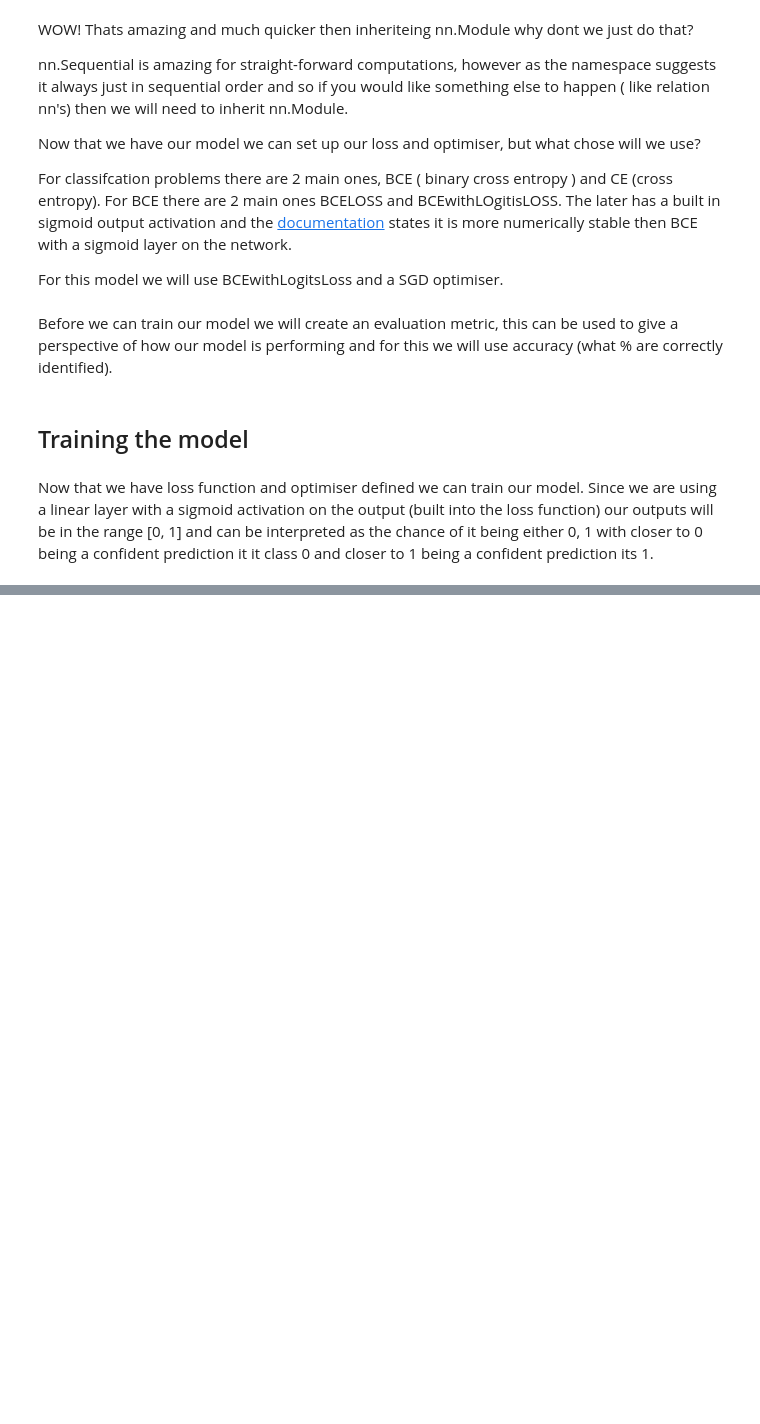
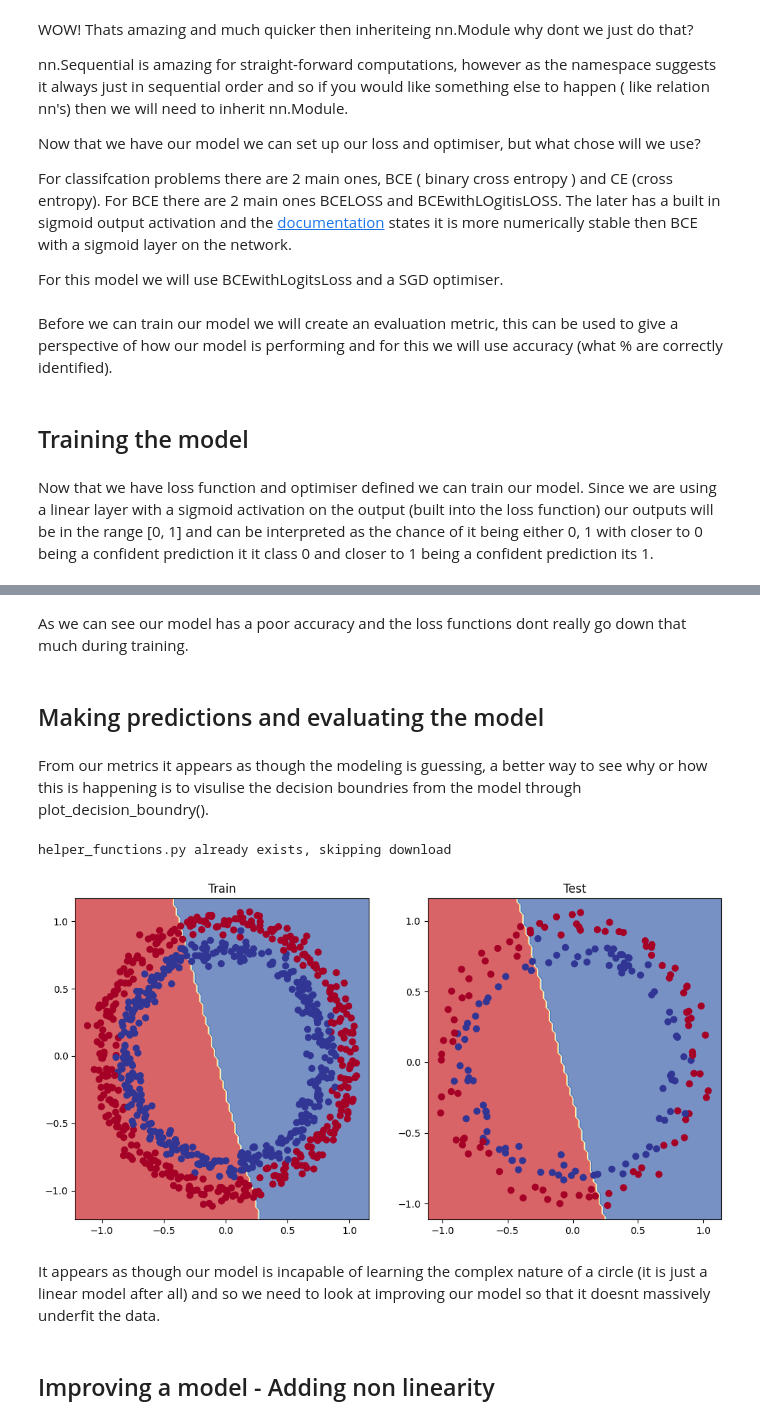
Before and after one commit to jackgoodsall/Learning-Machine-Learning-, a Jupyter notebook: PytorchLearning/NNClassifcation/NNClassifcation.ipynb, the cells around one changed output, grey strips where cells are left out. Cells and saved outputs as stored; diff of their text form; code cells hidden in the pictures; blank space fills up the shorter version.

```diff
--- a/PytorchLearning/NNClassifcation/NNClassifcation.ipynb
+++ b/PytorchLearning/NNClassifcation/NNClassifcation.ipynb
@@ -53,7 +53,7 @@ Next we will convert our data to tensors to avoid data type mismatches when buil
 import torch
 from sklearn.model_selection import train_test_split
 
-device  = 'cuda' if torch.cuda.is_available() else 'cpu'
+device  = 'cuda'
 
 X_ten = torch.from_numpy(X).type(torch.float).to(device)
 y_ten = torch.from_numpy(y).type(torch.float).to(device)
@@ -78,8 +78,8 @@ We will want a model that takes 2 inputs (2D circles) and has 1 output (binary c
 class CircleModelV0(torch.nn.Module):
     def __init__(self) -> None:
         super().__init__()
-        self.layer1 = torch.nn.Linear(2, 5)
-        self.layer2 = torch.nn.Linear(5, 1)
+        self.layer1 = torch.nn.Linear(in_features= 2, out_features=  5)
+        self.layer2 = torch.nn.Linear(in_features = 5, out_features = 1)
 
     def forward(self, X : torch.Tensor) -> torch.Tensor:
         return self.layer2(self.layer1(X))
@@ -110,7 +110,7 @@ For classifcation problems there are 2 main ones, BCE ( binary cross entropy ) a
 
 For this model we will use BCEwithLogitsLoss and a SGD optimiser.
 # %%
-loss_fn_model_v0 = torch.nn.BCELoss()
+loss_fn_model_v0 = torch.nn.BCEWithLogitsLoss()
 
 optimiser = torch.optim.SGD(params = modelV0.parameters(), lr = 0.1)
 # %% [markdown]
@@ -125,14 +125,13 @@ def accuracy_fn(y_true, y_pred):
 # %% [markdown]
 Now that we have loss function and optimiser defined we can train our model. Since we are using a linear layer with a sigmoid activation on the output (built into the loss function) our outputs will be in the range [0, 1] and can be interpreted as the chance of it being either 0, 1 with closer to 0 being a confident prediction it it class 0 and closer to 1 being a confident prediction its 1.
 # %%
-
-
 # Set the number of epochs
 epochs = 100
 
 # Put data to target device
-X_train, y_train = X_train.to(device), y_train.to(device)
-X_test, y_test = X_test.to(device), y_test.to(device)
+X_train, y_train = X_train.to(device), y_train.to(device).squeeze()
+X_test, y_test = X_test.to(device), y_test.to(device).squeeze()
+
 
 # Build training and evaluation loop
 for epoch in range(epochs):
@@ -140,8 +139,8 @@ for epoch in range(epochs):
     modelV0.train()
 
     # 1. Forward pass (model outputs raw logits)
-    y_logits = modelV0.forward(X_train).squeeze() # squeeze to remove extra `1` dimensions, this won't work unless model and data are on same device
-    y_pred = torch.round(torch.sigmoid(y_logits)) # turn logits -> pred probs -> pred labls
+    y_logits = modelV0(X_train).squeeze()
+    y_pred = torch.round(torch.sigmoid(y_logits)).squeeze() # turn logits -> pred probs -> pred labls
 
     # 2. Calculate loss/accuracy
     # loss = loss_fn(torch.sigmoid(y_logits), # Using nn.BCELoss you need torch.sigmoid()
@@ -164,7 +163,7 @@ for epoch in range(epochs):
     modelV0.eval()
     with torch.inference_mode():
         # 1. Forward pass
-        test_logits = modelV0(X_test)
+        test_logits = modelV0(X_test).squeeze()
         test_pred = torch.round(torch.sigmoid(test_logits))
         # 2. Caculate loss/accuracy
         test_loss = loss_fn_model_v0(test_logits,
@@ -179,0 +188,37 @@ RuntimeError: CUDA error: CUBLAS_STATUS_EXECUTION_FAILED when calling cublasLtMa
+# %% [markdown]
+As we can see our model has a poor accuracy and the loss functions dont really go down that much during training.
+# %% [markdown]
+## Making predictions and evaluating the model
+# %% [markdown]
+From our metrics it appears as though the modeling is guessing, a better way to see why or how this is happening is to visulise the decision boundries from the model through plot_decision_boundry().
+# %%
+import requests
+from pathlib import Path
+
+# Download helper functions from Learn PyTorch repo (if not already downloaded)
+if Path("helper_functions.py").is_file():
+  print("helper_functions.py already exists, skipping download")
+else:
+  print("Downloading helper_functions.py")
+  request = requests.get("https://raw.githubusercontent.com/mrdbourke/pytorch-deep-learning/main/helper_functions.py")
+  with open("helper_functions.py", "wb") as f:
+    f.write(request.content)
+
+from helper_functions import plot_predictions, plot_decision_boundary
+# %% [output]
+helper_functions.py already exists, skipping download
+# %%
+# Plot decision boundaries for training and test sets
+plt.figure(figsize=(12, 6))
+plt.subplot(1, 2, 1)
+plt.title("Train")
+plot_decision_boundary(modelV0, X_train, y_train)
+plt.subplot(1, 2, 2)
+plt.title("Test")
+plot_decision_boundary(modelV0, X_test, y_test)
+# %% [output]
+[figure, added]
+# %% [markdown]
+It appears as though our model is incapable of learning the complex nature of a circle (it is just a linear model after all) and so we need to look at improving our model so that it doesnt massively underfit the data.
+# %% [markdown]
+## Improving a model - Adding non linearity
```
Also changed, not shown: parts of 14 cells of this notebook.
